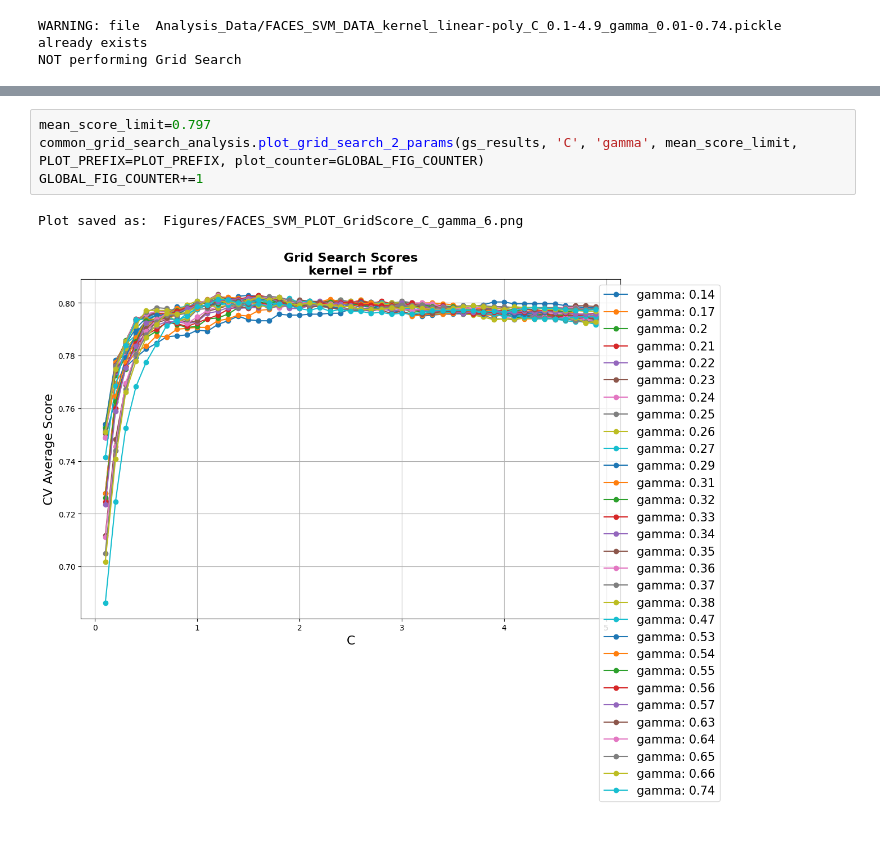
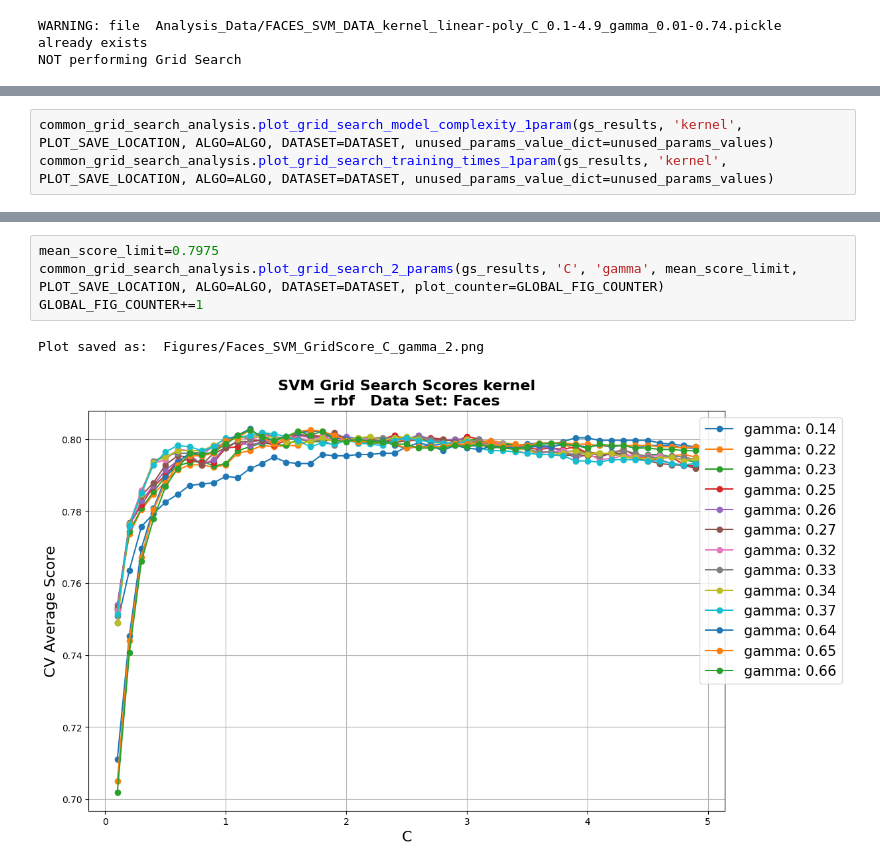
Before and after one commit to Inquisitive-ME/SupervisedLearning_Project_Code, a Jupyter notebook: SVMs/faces_SVM_analysis.ipynb, the cells around one changed output, grey strips where cells are left out. Drawn from its saved outputs; the diff is of its cells as text; blank space fills up the shorter version.

```diff
--- a/SVMs/faces_SVM_analysis.ipynb
+++ b/SVMs/faces_SVM_analysis.ipynb
@@ -92,0 +99,3 @@ Plot saved as:  Figures/Faces_SVM_GS_Times_C_gamma_kernel.png
+# %%
+common_grid_search_analysis.plot_grid_search_model_complexity_1param(gs_results, 'kernel', PLOT_SAVE_LOCATION, ALGO=ALGO, DATASET=DATASET, unused_params_value_dict=unused_params_values)
+common_grid_search_analysis.plot_grid_search_training_times_1param(gs_results, 'kernel', PLOT_SAVE_LOCATION, ALGO=ALGO, DATASET=DATASET, unused_params_value_dict=unused_params_values)
@@ -122,9 +136,9 @@ Plot saved as:  Figures/Faces_SVM_GS_ModelComplexity_C_gamma_kernel.png
 # %%
-mean_score_limit=0.797
-common_grid_search_analysis.plot_grid_search_2_params(gs_results, 'C', 'gamma', mean_score_limit, PLOT_PREFIX=PLOT_PREFIX, plot_counter=GLOBAL_FIG_COUNTER)
+mean_score_limit=0.7975
+common_grid_search_analysis.plot_grid_search_2_params(gs_results, 'C', 'gamma', mean_score_limit, PLOT_SAVE_LOCATION, ALGO=ALGO, DATASET=DATASET, plot_counter=GLOBAL_FIG_COUNTER)
 GLOBAL_FIG_COUNTER+=1
 # %% [output]
-Plot saved as:  Figures/FACES_SVM_PLOT_GridScore_C_gamma_6.png
+Plot saved as:  Figures/Faces_SVM_GridScore_C_gamma_2.png
-[figure, old version]
+[figure, new version]
 # %%
 mean_score_limit=0.788
```
Also changed, not shown: parts of 14 cells of this notebook, 1 other file.
